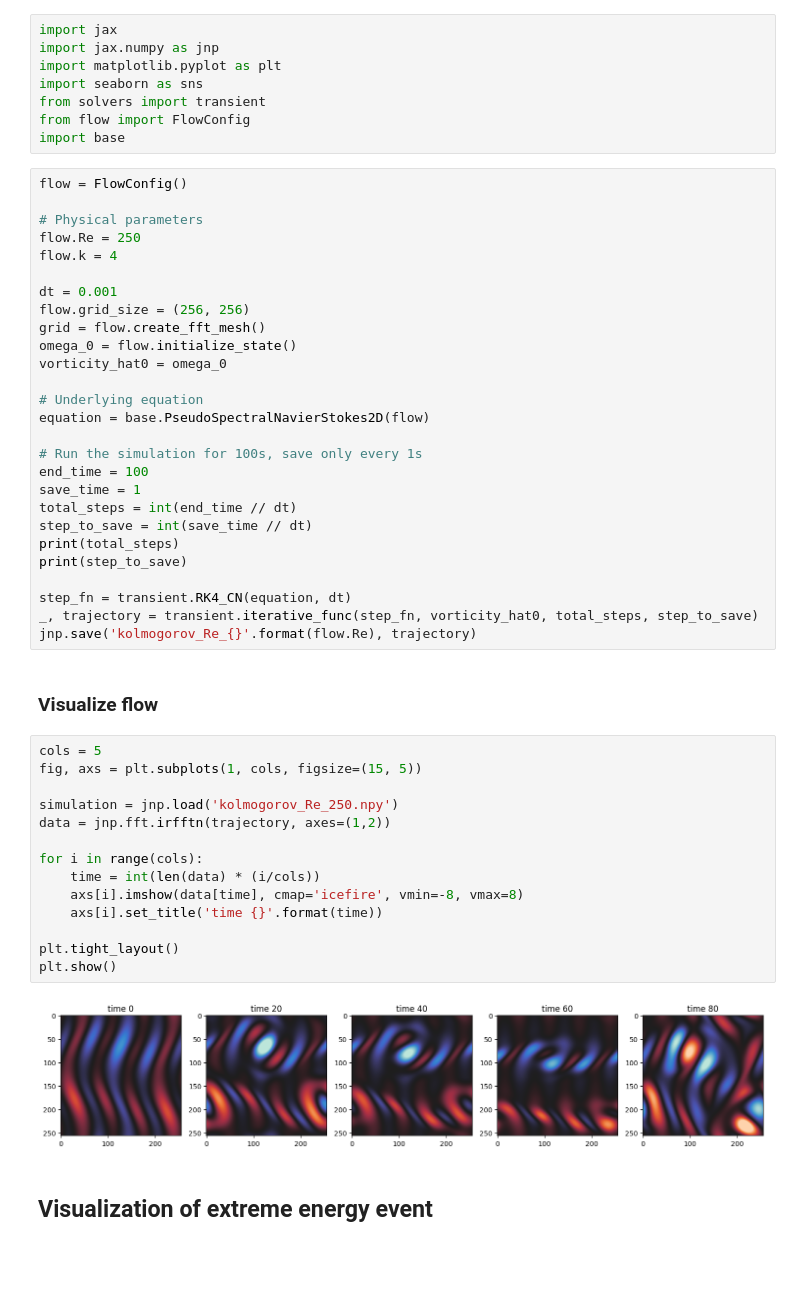
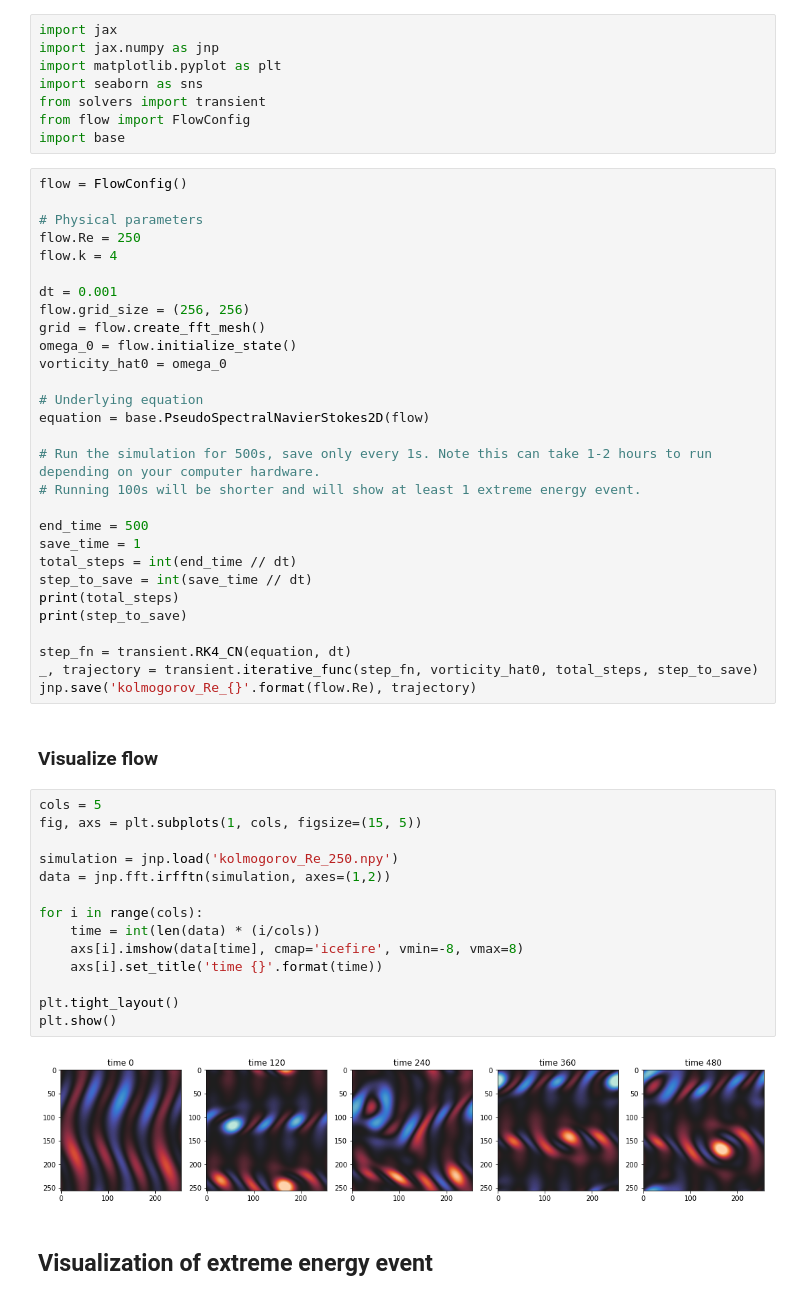
Before and after one commit to smokbel/Controlling-Kolmogorov-Flow, a Jupyter notebook: kolmogorov_demo.ipynb, the cells around one changed output. Cells and saved outputs as stored; diff of their text form; blank space fills up the shorter version.

```diff
--- a/kolmogorov_demo.ipynb
+++ b/kolmogorov_demo.ipynb
@@ -60,8 +60,10 @@ vorticity_hat0 = omega_0
 # Underlying equation
 equation = base.PseudoSpectralNavierStokes2D(flow)
 
-# Run the simulation for 100s, save only every 1s
-end_time = 100
+# Run the simulation for 500s, save only every 1s. Note this can take 1-2 hours to run depending on your computer hardware.
+# Running 100s will be shorter and will show at least 1 extreme energy event.
+
+end_time = 500
 save_time = 1
 total_steps = int(end_time // dt)
 step_to_save = int(save_time // dt)
@@ -76,19 +78,19 @@ jnp.save('kolmogorov_Re_{}'.format(flow.Re), trajectory)
 # %%
 cols = 5
 fig, axs = plt.subplots(1, cols, figsize=(15, 5))
 
 simulation = jnp.load('kolmogorov_Re_250.npy')
-data = jnp.fft.irfftn(trajectory, axes=(1,2))
+data = jnp.fft.irfftn(simulation, axes=(1,2))
 
 for i in range(cols):
     time = int(len(data) * (i/cols))
     axs[i].imshow(data[time], cmap='icefire', vmin=-8, vmax=8)
     axs[i].set_title('time {}'.format(time))
 
 plt.tight_layout()
 plt.show()
 # %% [output]
-[figure, old version]
+[figure, new version]
 # %% [markdown]
 ## Visualization of extreme energy event
 # %% [markdown]
```
Also changed, not shown: parts of 7 cells of this notebook, 1 other file.
